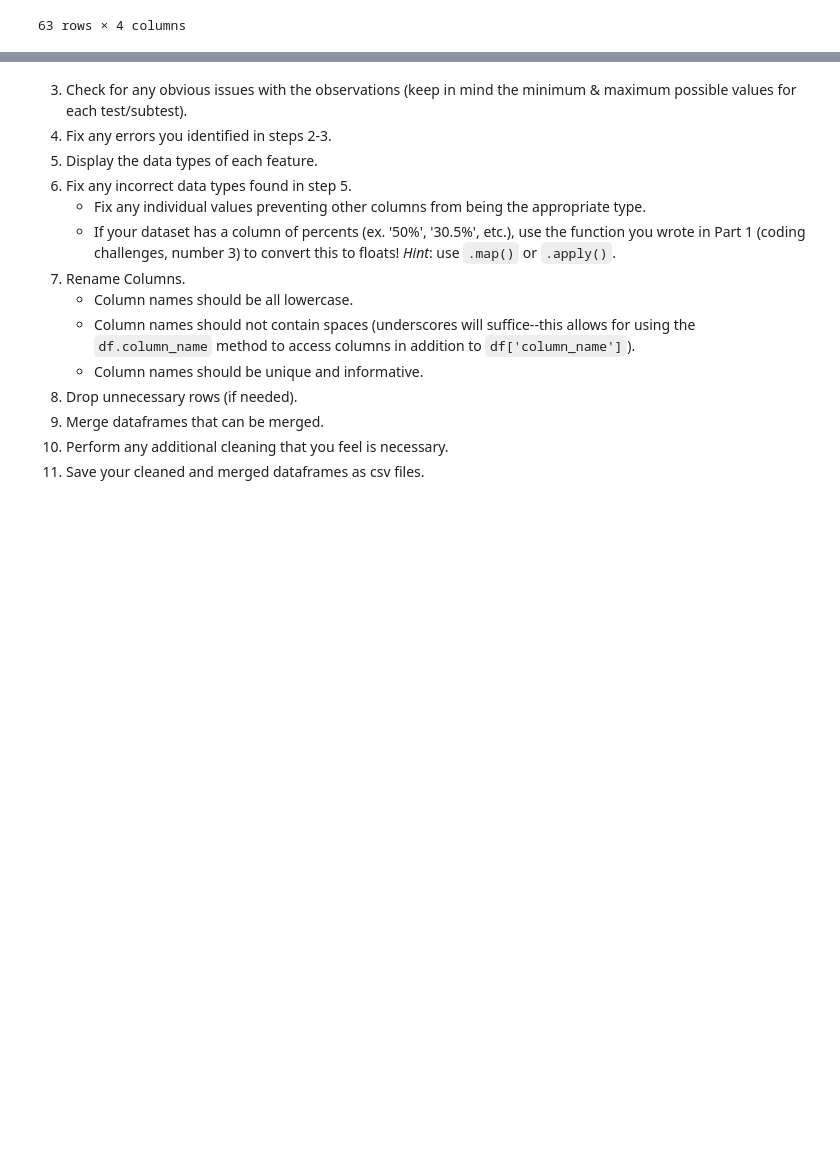
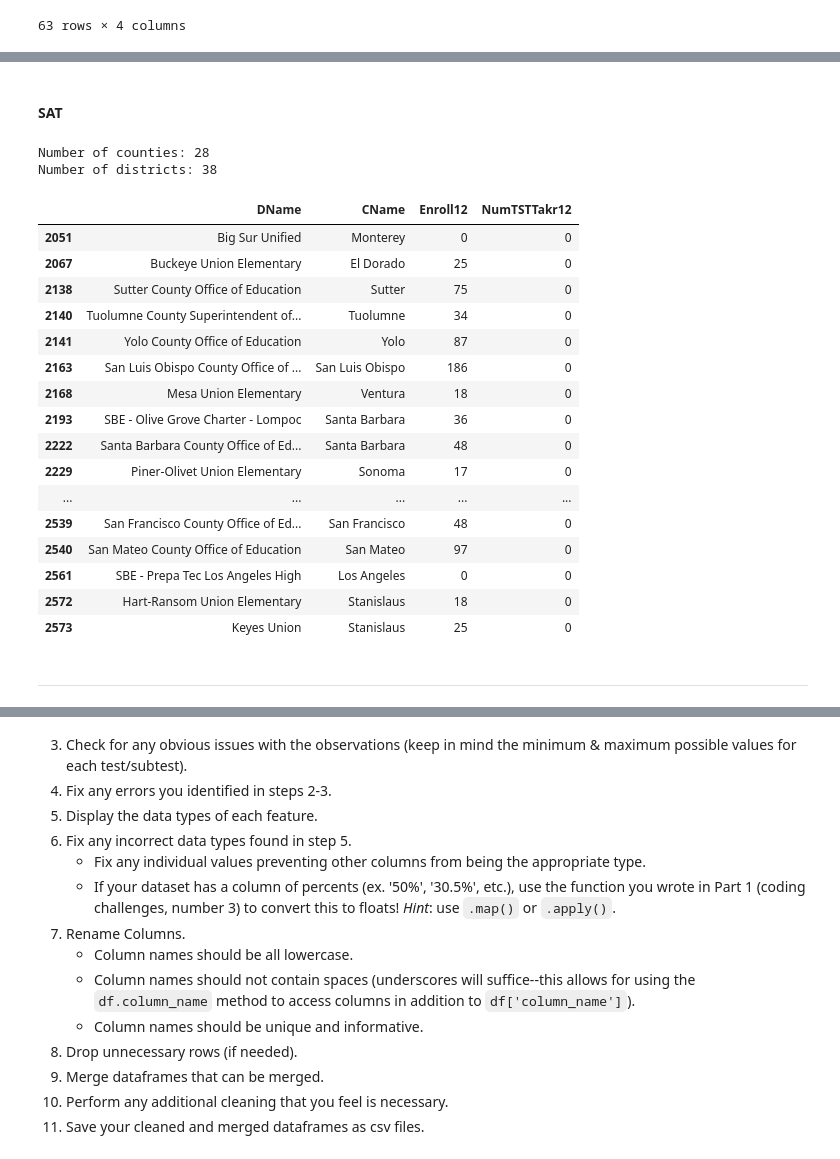
Before and after one commit to griffinbran/Equitable-Education-Affects-on-College-Entrance-Exam-Performance, a Jupyter notebook: Code/Notebook-01-Data-Import-and-Cleaning.ipynb, the cells around one changed output, grey strips where cells are left out. Cells and saved outputs as stored; diff of their text form; code cells hidden in the pictures; blank space fills up the shorter version.

```diff
--- a/Code/Notebook-01-Data-Import-and-Cleaning.ipynb
+++ b/Code/Notebook-01-Data-Import-and-Cleaning.ipynb
@@ -117,9 +170,16 @@ actdf.groupby('RType').count()
 # %%
-# Assign records by type for readability
+# State
 state = actdf[actdf['RType']=='X']
+state_sat = satdf[satdf['RType']=='X']
+
+# County
 county = actdf[actdf['RType']=='C']
+county_sat = satdf[satdf['RType']=='C']
+
+# District
 district = actdf[actdf['RType']=='D']
+district_sat = satdf[satdf['RType']=='D']
+
+# School
 school = actdf[actdf['RType']=='S']
-
-# California State Record
-state
+school_sat = satdf[satdf['RType']=='S']
@@ -173,3 +273,43 @@ Number of districts: 63
+# %% [markdown]
+#### SAT
+# %%
+# 38-Districts, from 28-Counties, had 12th Grade Students enrolled in the 2018-19 School Year,
+# but had ZERO students take the SATs
+
+# For readability
+d_sat = district_sat[district_sat['NumTSTTakr12']==0]
+# Districts grouped by county
+d_c_sat = d_sat.groupby('CName')[['CDS']].count()
+
+# 39-Counties contained at least one district with ZERO students taking the ACTs
+print(f'Number of counties: {len(d_c_sat)}')
+# 63-Districts contained ZERO Test Taking 12th Grade Students
+print(f'Number of districts: {len(d_sat)}')
+
+# Display District-Record DataFrame
+d_sat[['DName', 'CName', 'Enroll12', 'NumTSTTakr12']]
+# %% [output]
+Number of counties: 28
+Number of districts: 38
+|  | DName | CName | Enroll12 | NumTSTTakr12 |
+| 2051 | Big Sur Unified | Monterey | 0 | 0 |
+| 2067 | Buckeye Union Elementary | El Dorado | 25 | 0 |
+| 2138 | Sutter County Office of Education | Sutter | 75 | 0 |
+| 2140 | Tuolumne County Superintendent of... | Tuolumne | 34 | 0 |
+| 2141 | Yolo County Office of Education | Yolo | 87 | 0 |
+| 2163 | San Luis Obispo County Office of ... | San Luis Obispo | 186 | 0 |
+| 2168 | Mesa Union Elementary | Ventura | 18 | 0 |
+| 2193 | SBE - Olive Grove Charter - Lompoc | Santa Barbara | 36 | 0 |
+| 2222 | Santa Barbara County Office of Ed... | Santa Barbara | 48 | 0 |
+| 2229 | Piner-Olivet Union Elementary | Sonoma | 17 | 0 |
+| ... | ... | ... | ... | ... |
+| 2539 | San Francisco County Office of Ed... | San Francisco | 48 | 0 |
+| 2540 | San Mateo County Office of Education | San Mateo | 97 | 0 |
+| 2561 | SBE - Prepa Tec Los Angeles High | Los Angeles | 0 | 0 |
+| 2572 | Hart-Ransom Union Elementary | Stanislaus | 18 | 0 |
+| 2573 | Keyes Union | Stanislaus | 25 | 0 |
+# %% [markdown]
+---
 # %%
 # 292-Schools, in 192-Districts, from 50-Counties, had 12th Grade Students enrolled,
 # but had ZERO students take the ACTs in the 2018-19 School Year.
```
Also changed, not shown: parts of 35 cells of this notebook.
